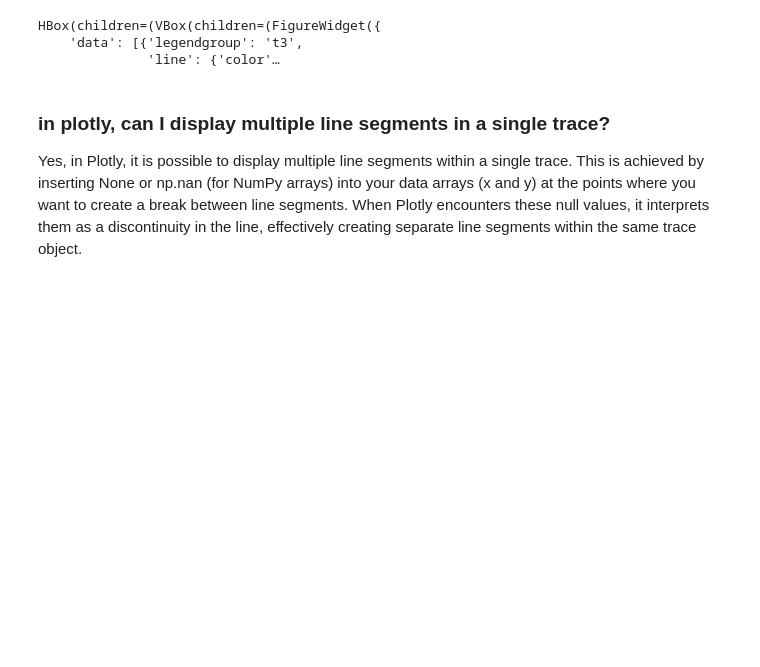
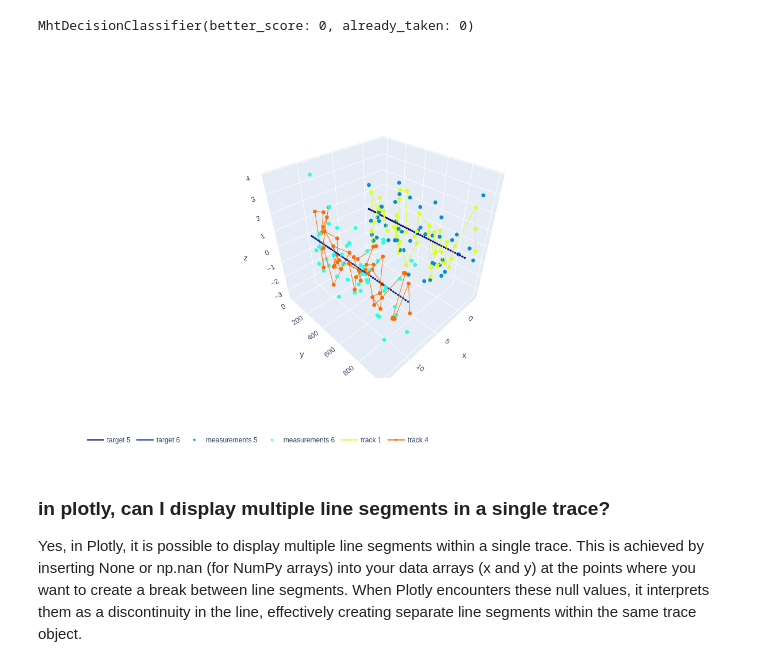
Before and after one commit to lbartnik/modern-tracking-systems, a Jupyter notebook: 10 Investigating Models/07 MHT Plotting.ipynb, the cells around one changed output. Saved outputs shown, nothing was run; the diff lists cells and outputs as text; code cells hidden in the pictures; blank space fills up the shorter version.

```diff
--- a/10 Investigating Models/07 MHT Plotting.ipynb
+++ b/10 Investigating Models/07 MHT Plotting.ipynb
@@ -29,19 +28,25 @@ display.as_png = False
 # %%
 target_1 = NearConstantVelocityTarget(velocity=[0, 20, 0])
 target_2 = NearConstantVelocityTarget(initial_position=[10, 0, 0], velocity=[0, 20, 0])
-sensor = GeometricSensor(R=np.eye(3) * 200)
+sensor = GeometricSensor(R=np.eye(3) * 2)
 
 mtt = MultiTargetTracker()
-mht_cb = MhtInspectCallback()
-runner = TrackerRunner([target_1, target_2], [sensor], mtt, [mht_cb])
+icb = MhtInspectCallback()
+dcb = MhtDecisionClassifier(verbose=True)
+runner = TrackerRunner([target_1, target_2], [sensor], mtt, [icb, dcb])
 
-runner.run_one(7, 1)
+runner.run_one(50, 1)
+dcb
+# %% [output]
+MhtDecisionClassifier(better_score: 0, already_taken: 0)
 # %%
-plot_mht(mht_cb, lag=3)
+if display.as_png:
+    display(plot_mht(icb, lag=3, animate = False))
+else:
+    fig = plot_mht(icb, lag=3)
+    ipython.display(fig)
 # %% [output]
-HBox(children=(VBox(children=(FigureWidget({
-    'data': [{'legendgroup': 't3',
-              'line': {'color'…
+[figure, added]
 # %% [markdown]
 ### in plotly, can I display multiple line segments in a single trace?
 
```
Also changed, not shown: parts of 2 cells of this notebook, 10 other files.
